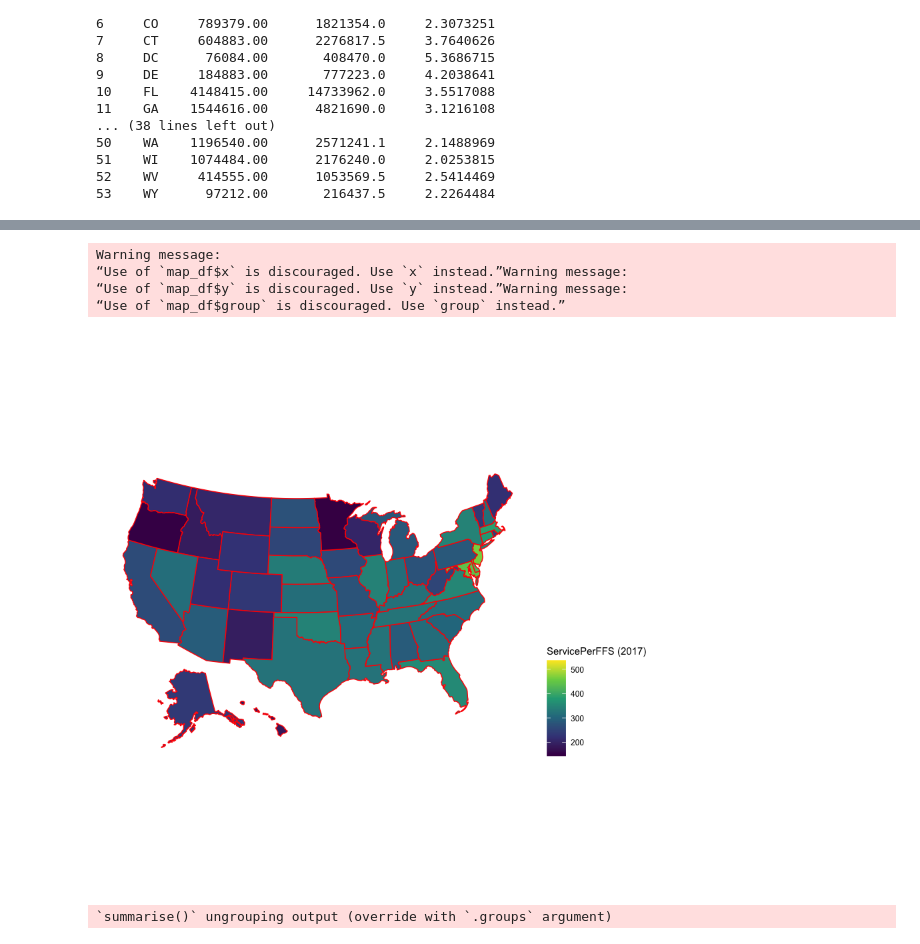
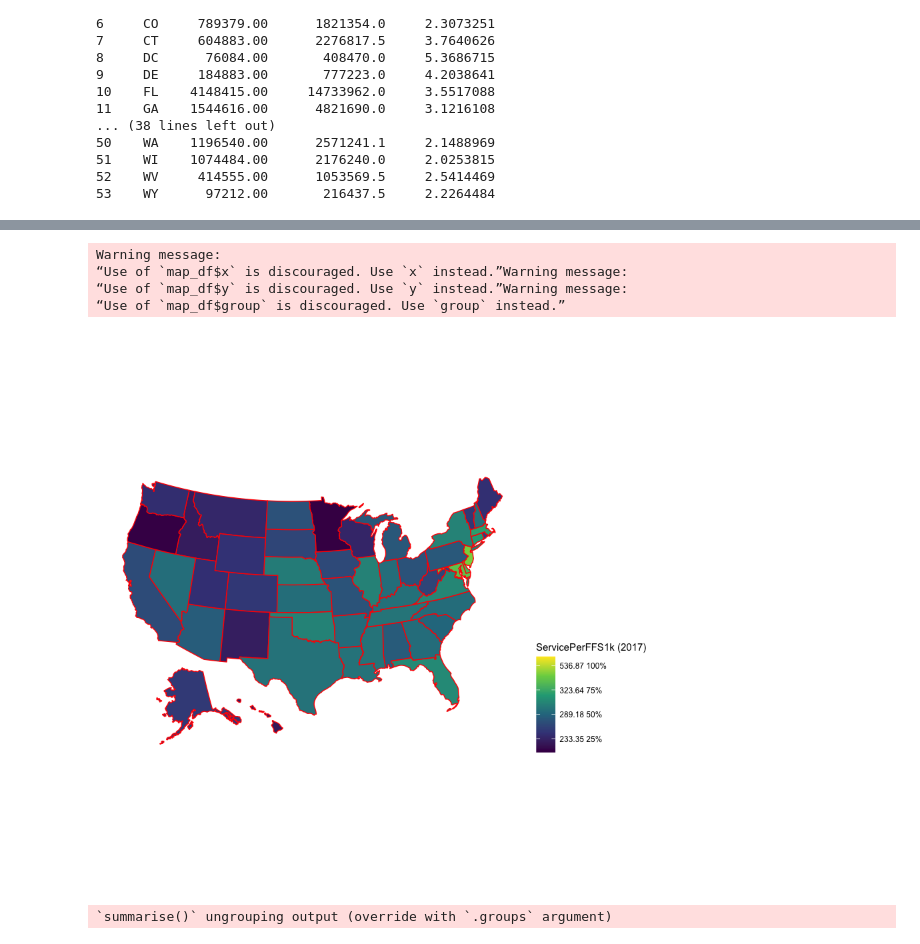
Before and after one commit to nancyruya/R-projects, a Jupyter notebook: TelehealthMedicare/MedicareAllTelehealth.ipynb, the cells around one changed output, grey strips where cells are left out. Drawn from its saved outputs; the diff is of its cells as text; code cells hidden in the pictures.

```diff
--- a/TelehealthMedicare/MedicareAllTelehealth.ipynb
+++ b/TelehealthMedicare/MedicareAllTelehealth.ipynb
@@ -169,11 +141,14 @@ print(df)
 # %%
 plot_usmap(data = df, values = "ServicePerFFS", color = "red") +
-  scale_fill_continuous(name = "ServicePerFFS (2017)", type = "viridis", label = scales::comma) +
+  scale_fill_continuous(name = "ServicePerFFS1k (2017)",
+                        type = "viridis",
+                        labels = paste(round(quantile(df$ServicePerFFS),2),
+                                       names(quantile(df$ServicePerFFS)), "")) +
   theme(legend.position = "right")
 # %% [output]
 Warning message:
 “Use of `map_df$x` is discouraged. Use `x` instead.”Warning message:
 “Use of `map_df$y` is discouraged. Use `y` instead.”Warning message:
 “Use of `map_df$group` is discouraged. Use `group` instead.”
-[figure, old version]
+[figure, new version]
 # %%
```
Also changed, not shown: parts of 7 cells of this notebook, 1 other file.
